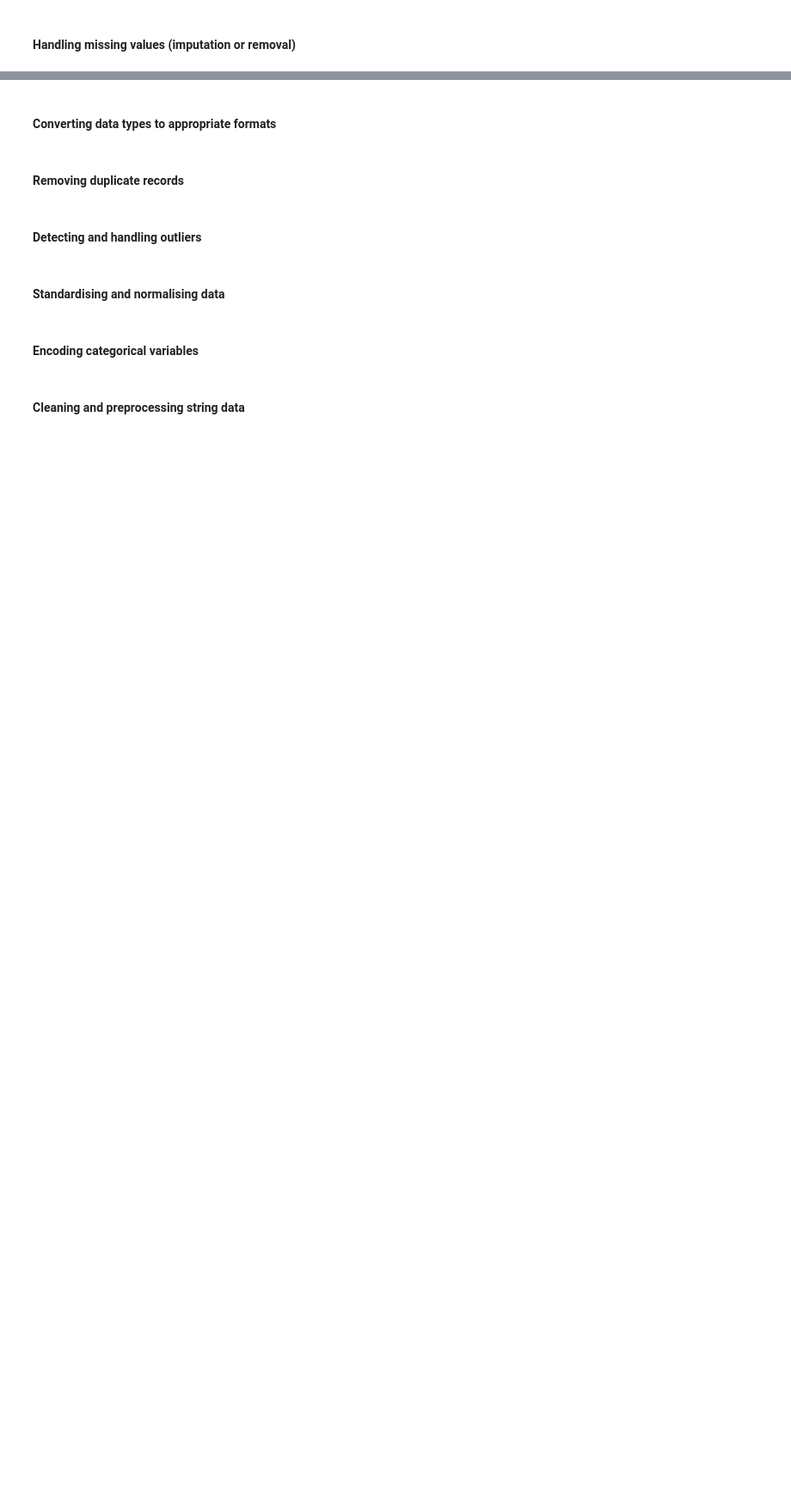
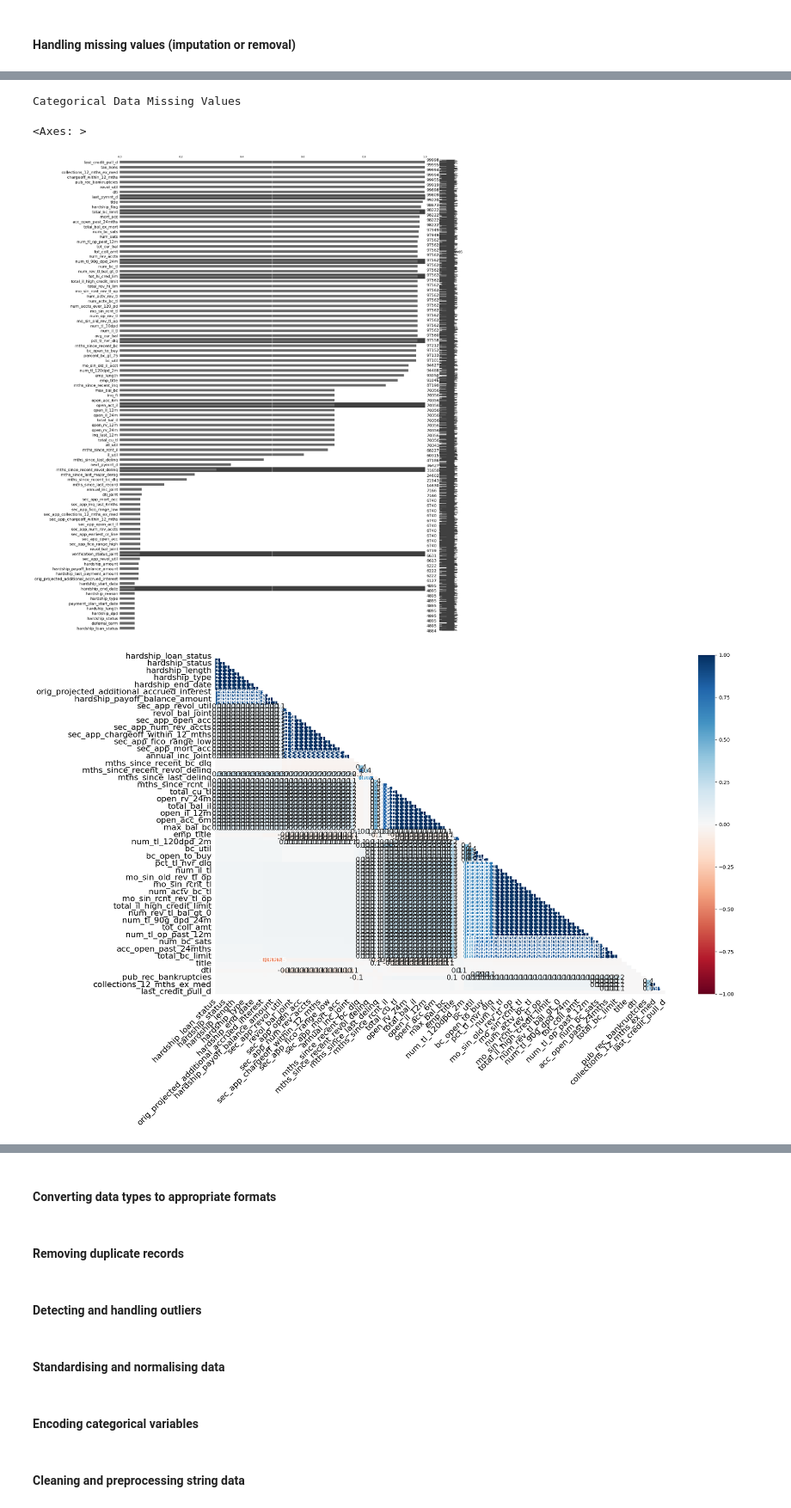
Before and after one commit to Wattysaid/dsif-git-main-project, a Jupyter notebook: elvtr_main_project/notebooks/ELVTR_Data_Science_Main_Project.ipynb, the cells around one changed output, grey strips where cells are left out. Shown at 86% size. Drawn from its saved outputs; the diff is of its cells as text; code cells hidden in the pictures; blank space fills up the shorter version.

```diff
--- a/elvtr_main_project/notebooks/ELVTR_Data_Science_Main_Project.ipynb
+++ b/elvtr_main_project/notebooks/ELVTR_Data_Science_Main_Project.ipynb
@@ -206,0 +237,8 @@ df.head()
+# %%
+# Remove specified columns from df
+#df = df.drop(df.columns[[0, 1]], axis=1) # remove by index number, good for quick changes but hard to keep track of edits. Keeping for records.
+df_dropped = df.drop(columns=['unnamed:_0.1', 'unnamed:_0'])
+
+
+# Display the updated DataFrame
+df_dropped.head()[df_dropped.columns[:3]]
@@ -225,0 +297,7 @@ df.descriptoin
+# %%
+# Check for missing values in each column
+missing_values = df_dropped.isnull().sum().sort_values(ascending=False)
+print(f"There is a total of: {len(missing_values)} columns that are missing data\n")
+
+# print(missing_values[missing_values > 90000]) # Display only columns with missing values > X
+missing_values
@@ -225,0 +318,16 @@ df.descriptoin
+# %%
+# Filter for columns with missing values greater than 0
+missing_values_graph = df_dropped[missing_values[missing_values > 0].index]
+
+print("Categorical Data Missing Values\n")
+
+# Visualize the missing data using the missingno library
+msno.matrix(missing_values_graph)
+msno.bar(missing_values_graph)
+msno.heatmap(missing_values_graph)
+# msno.dendrogram(missing_values_graph) #removed for the final anlysis to avoid cluttering the document with the same data but a different way to show it
+# %% [output]
+Categorical Data Missing Values
+<Axes: >
+[figure, added]
+[figure, added]
```
Also changed, not shown: parts of 17 cells of this notebook.
